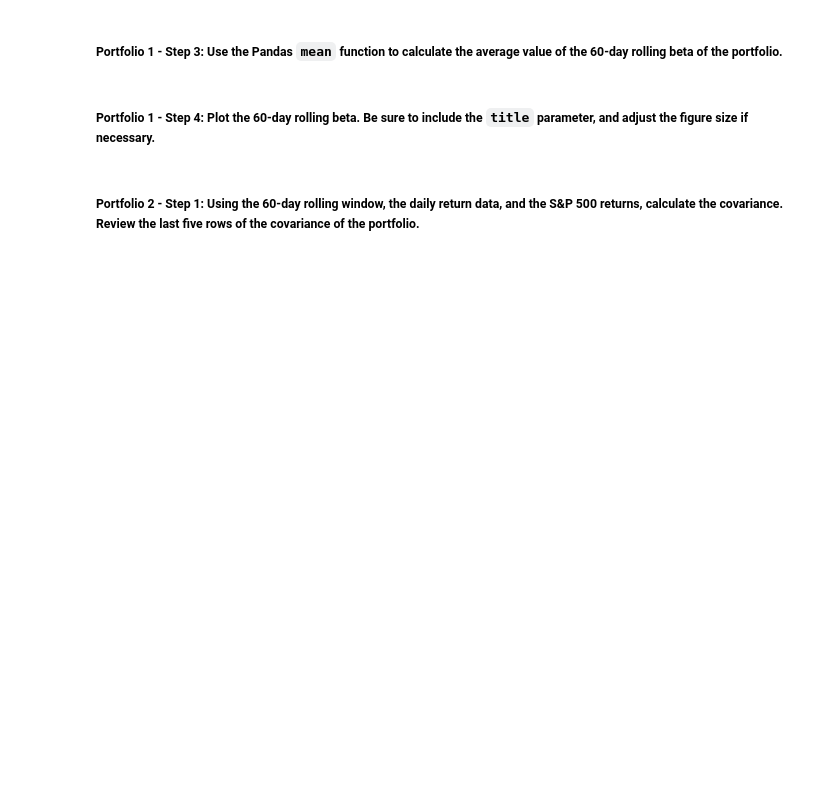
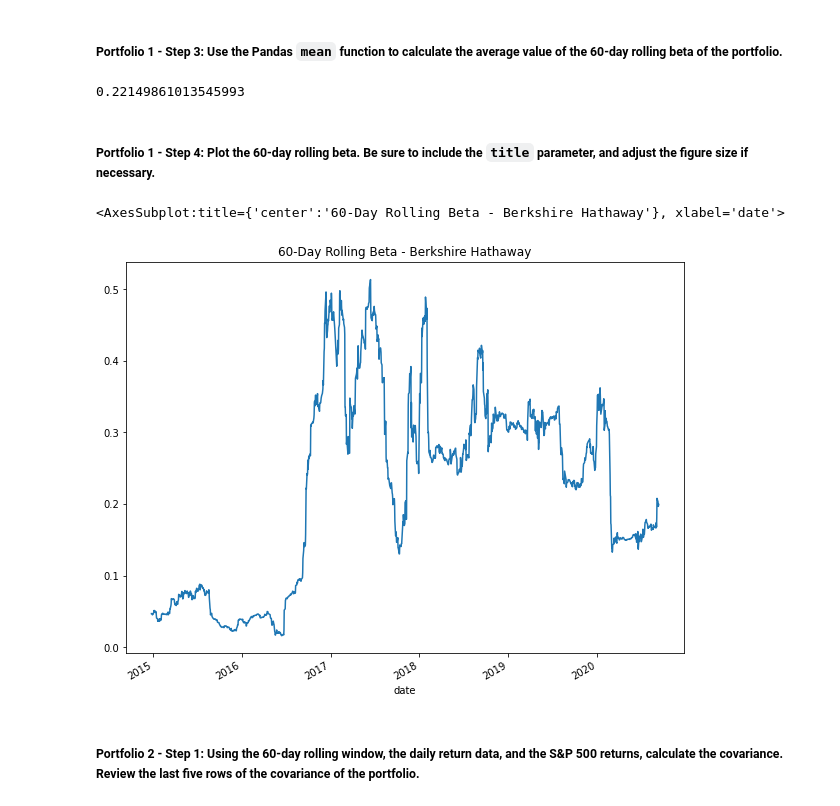
Before and after one commit to sububer/portfolio_analysis, a Jupyter notebook: risk_return_analysis.ipynb, the cells around one changed output. Drawn from its saved outputs; the diff is of its cells as text; code cells hidden in the pictures; blank space fills up the shorter version.

```diff
--- a/risk_return_analysis.ipynb
+++ b/risk_return_analysis.ipynb
@@ -406,4 +406,7 @@ Your analysis is nearing completion. Now, you need to evaluate how the portfolio
 #### Use the Pandas `var` function to calculate the variance of the S&P 500 by using a 60-day rolling window. Visualize the last five rows of the variance of the S&P 500.
 # %%
 # Calculate the variance of the S&P 500 using a rolling 60-day window.
-# YOUR CODE HERE
+sp500_rolling_60_variance = whales_daily_returns['S&P 500'].rolling(window=60).var()
+
+# display last 5 rows
+sp500_rolling_60_variance.tail()
@@ -422,4 +433,9 @@ Your analysis is nearing completion. Now, you need to evaluate how the portfolio
 # %%
 # Calculate the covariance using a 60-day rolling window
 # Review the last five rows of the covariance data
-# YOUR CODE HERE
+
+# choosing BERKSHIRE HATHAWAY INC
+berkshire_rolling_60_covariance = whales_daily_returns['BERKSHIRE HATHAWAY INC'].rolling(window=60).cov(whales_daily_returns['S&P 500'])
+
+# last 5 rows
+berkshire_rolling_60_covariance.tail()
@@ -428,4 +452,8 @@ Your analysis is nearing completion. Now, you need to evaluate how the portfolio
 # %%
 # Calculate the beta based on the 60-day rolling covariance compared to the market (S&P 500)
 # Review the last five rows of the beta information
-# YOUR CODE HERE
+
+berkshire_rolling_60_beta = berkshire_rolling_60_covariance / sp500_rolling_60_variance
+
+# last 5 rows
+berkshire_rolling_60_beta.tail()
@@ -433,13 +469,22 @@ Your analysis is nearing completion. Now, you need to evaluate how the portfolio
 ##### Portfolio 1 - Step 3: Use the Pandas `mean` function to calculate the average value of the 60-day rolling beta of the portfolio.
 # %%
 # Calculate the average of the 60-day rolling beta
-# YOUR CODE HERE
+berkshire_rolling_60_beta_avg = berkshire_rolling_60_beta.mean()
+
+# display berkshire mean
+berkshire_rolling_60_beta_avg
+# %% [output]
+0.22149861013545993
 # %% [markdown]
 ##### Portfolio 1 - Step 4: Plot the 60-day rolling beta. Be sure to include the `title` parameter, and adjust the figure size if necessary.
 # %%
 # Plot the rolling beta
 # Include a title parameter and adjust the figure size
-# YOUR CODE HERE
+
+berkshire_rolling_60_beta.plot(figsize=(10,8), title='60-Day Rolling Beta - Berkshire Hathaway')
+# %% [output]
+<AxesSubplot:title={'center':'60-Day Rolling Beta - Berkshire Hathaway'}, xlabel='date'>
+[figure, added]
 # %% [markdown]
 ##### Portfolio 2 - Step 1: Using the 60-day rolling window, the daily return data, and the S&P 500 returns, calculate the covariance. Review the last five rows of the covariance of the portfolio.
 # %%
```
Also changed, not shown: parts of 9 cells of this notebook.
